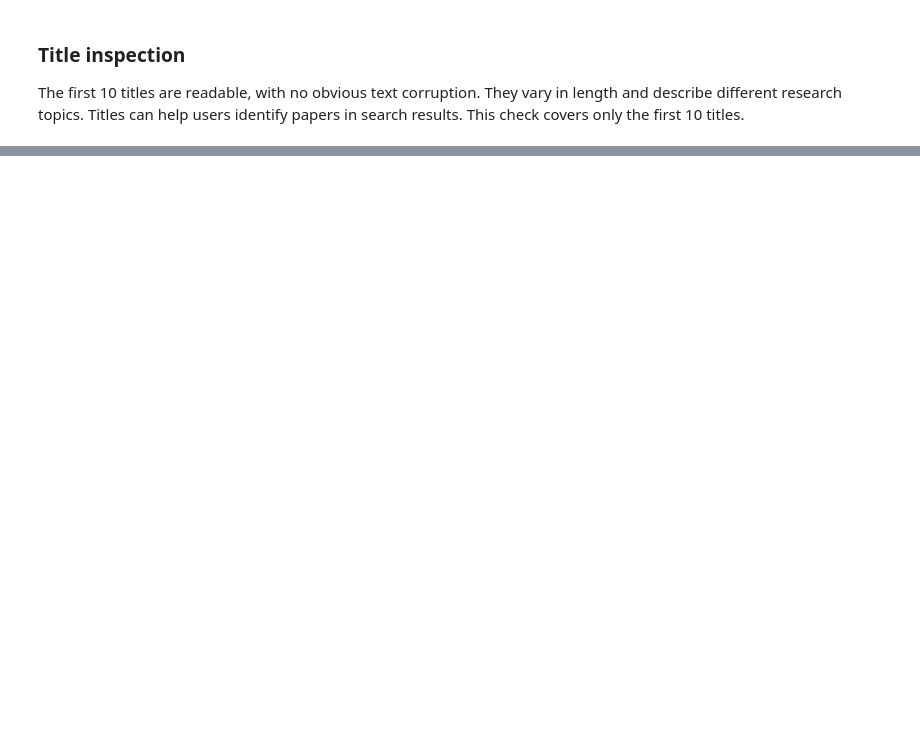
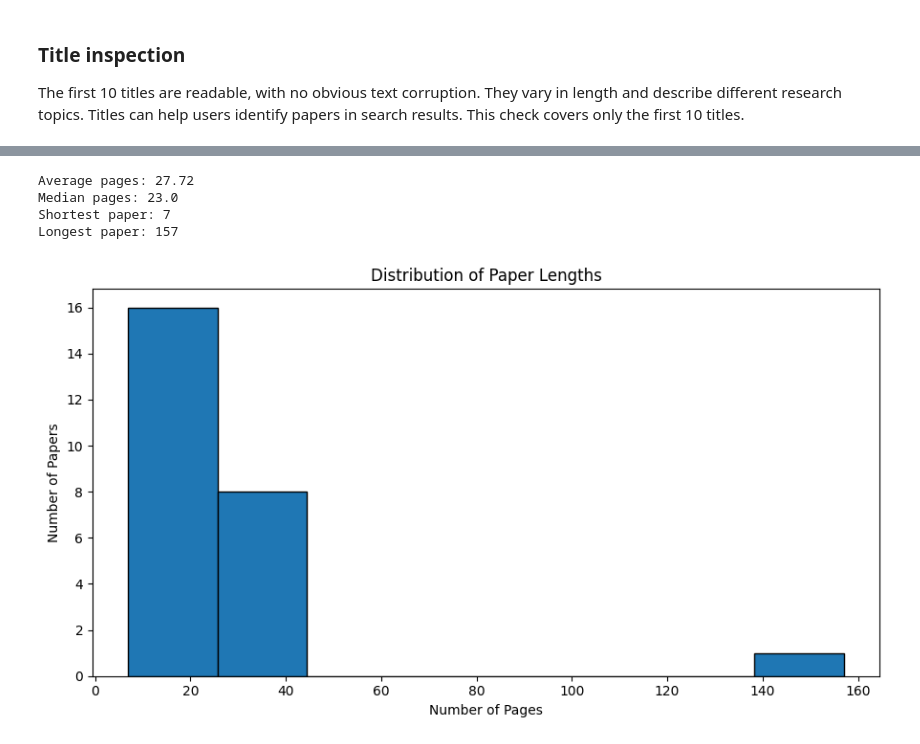
Before and after one commit to Break-Through-Tech/KPMG-1F-ai-research-intelligence-agent-for-business-insight-translation, a Jupyter notebook: notebooks/KPMG_Arxiv_EDA.ipynb, the cells around one changed output, grey strips where cells are left out. Drawn from its saved outputs; the diff is of its cells as text; code cells hidden in the pictures; blank space fills up the shorter version.

```diff
--- a/notebooks/KPMG_Arxiv_EDA.ipynb
+++ b/notebooks/KPMG_Arxiv_EDA.ipynb
@@ -80,0 +118,13 @@ PDFs selected: 25
+# %%
+pdf_sample = []
+
+pdf_counts = [3, 3, 3, 3, 3, 3, 3, 2, 2]
+
+start = 0
+
+for (_, _, count), pdf_count in zip(month_ranges, pdf_counts):
+    month_papers = results[start:start + count]
+    pdf_sample.extend(month_papers[:pdf_count])
+    start += count
+
+print("PDFs selected:", len(pdf_sample))
@@ -240,0 +415,3 @@ This check covers only the first 10 titles.
+# %%
+length_df = pd.DataFrame(paper_lengths)
+length_df
@@ -240,0 +436,25 @@ This check covers only the first 10 titles.
+# %%
+print("Average pages:", round(length_df["pages"].mean(), 2))
+print("Median pages:", length_df["pages"].median())
+print("Shortest paper:", length_df["pages"].min())
+print("Longest paper:", length_df["pages"].max())
+# %% [output]
+Average pages: 27.72
+Median pages: 23.0
+Shortest paper: 7
+Longest paper: 157
+# %%
+length_df["pages"].plot(
+    kind="hist",
+    bins=8,
+    figsize=(9, 5),
+    edgecolor="black"
+)
+
+plt.title("Distribution of Paper Lengths")
+plt.xlabel("Number of Pages")
+plt.ylabel("Number of Papers")
+plt.tight_layout()
+plt.show()
+# %% [output]
+[figure, added]
```
Also changed, not shown: parts of 39 cells of this notebook, 1 other file.
